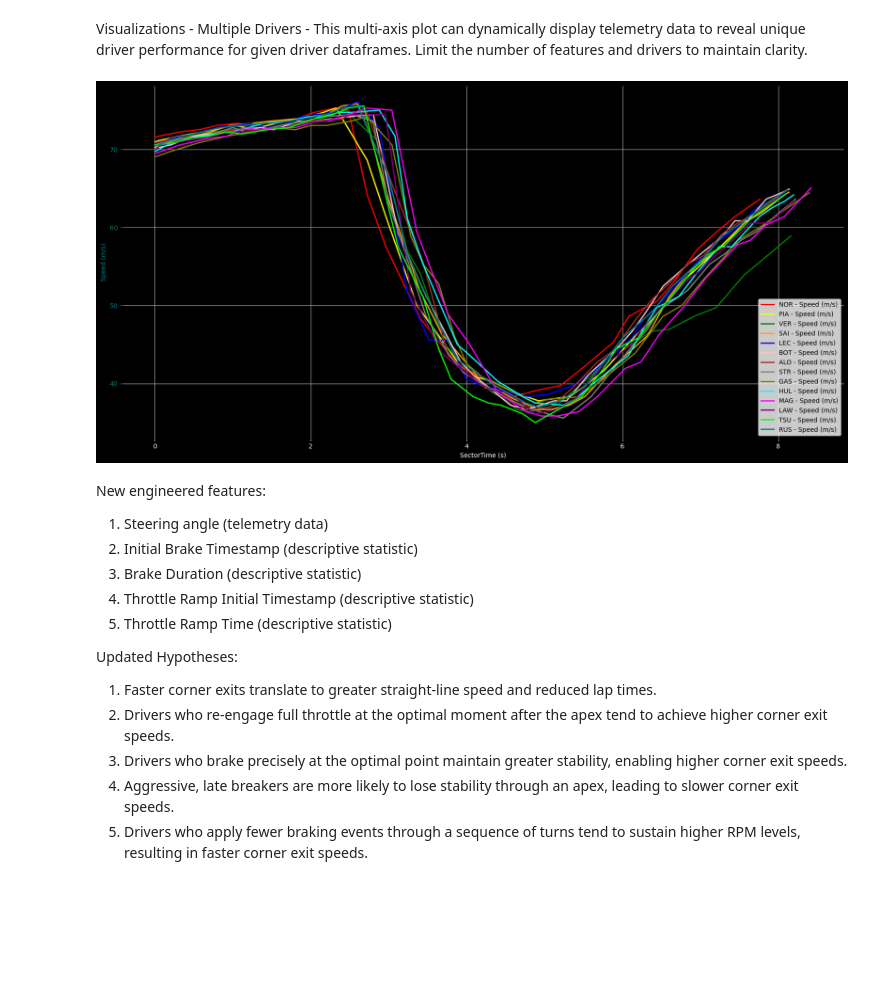
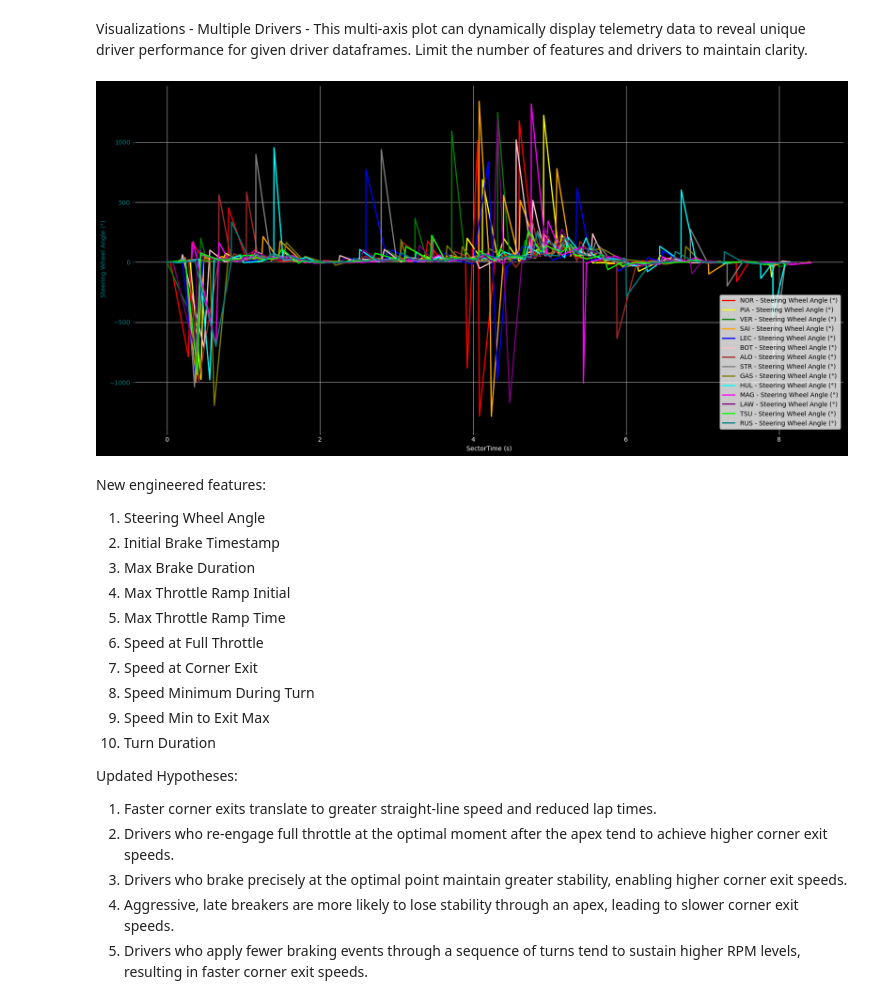
Before and after one commit to PESIII23/f1-driving-style-analytics-tool, a Jupyter notebook: notebooks/02_multi_driver_analysis copy.ipynb, the cells around one changed output. Saved outputs shown, nothing was run; the diff lists cells and outputs as text; code cells hidden in the pictures; blank space fills up the shorter version.

Commit message:
added turn duration

```diff
--- a/notebooks/02_multi_driver_analysis copy.ipynb
+++ b/notebooks/02_multi_driver_analysis copy.ipynb
@@ -993,16 +1018,21 @@ Limit the number of features and drivers to maintain clarity.
 # %%
 plots.plot_multiple_drivers_telemetry(dfs=[norris_sector3_telemetry_features, piastri_sector3_telemetry_features, verstappen_sector3_telemetry_features, sainz_sector3_telemetry_features, leclerc_sector3_telemetry_features, bottas_sector3_telemetry_features, alonso_sector3_telemetry_features, stroll_sector3_telemetry_features, gasly_sector3_telemetry_features, hulkenberg_sector3_telemetry_features, magnussen_sector3_telemetry_features, lawson_sector3_telemetry_features, tsunoda_sector3_telemetry_features, russell_sector3_telemetry_features],
                                       drivers=[norris, piastri, verstappen, sainz, leclerc, bottas, alonso, stroll, gasly, hulkenberg, magnussen, lawson, tsunoda, russell],
-                                      telemetry_cols=[speed])
+                                      telemetry_cols=[steering])
 # %% [output]
-[figure, old version]
+[figure, new version]
 # %% [markdown]
 New engineered features:
-1) Steering angle (telemetry data)
-2) Initial Brake Timestamp (descriptive statistic)
-3) Brake Duration (descriptive statistic)
-4) Throttle Ramp Initial Timestamp (descriptive statistic)
-5) Throttle Ramp Time (descriptive statistic)
+1) Steering Wheel Angle
+2) Initial Brake Timestamp
+3) Max Brake Duration
+4) Max Throttle Ramp Initial
+5) Max Throttle Ramp Time
+6) Speed at Full Throttle
+7) Speed at Corner Exit
+8) Speed Minimum During Turn
+9) Speed Min to Exit Max
+10) Turn Duration
 
 Updated Hypotheses:
 1) Faster corner exits translate to greater straight-line speed and reduced lap times.
```
Also changed, not shown: parts of 31 cells of this notebook, 1 other file.
